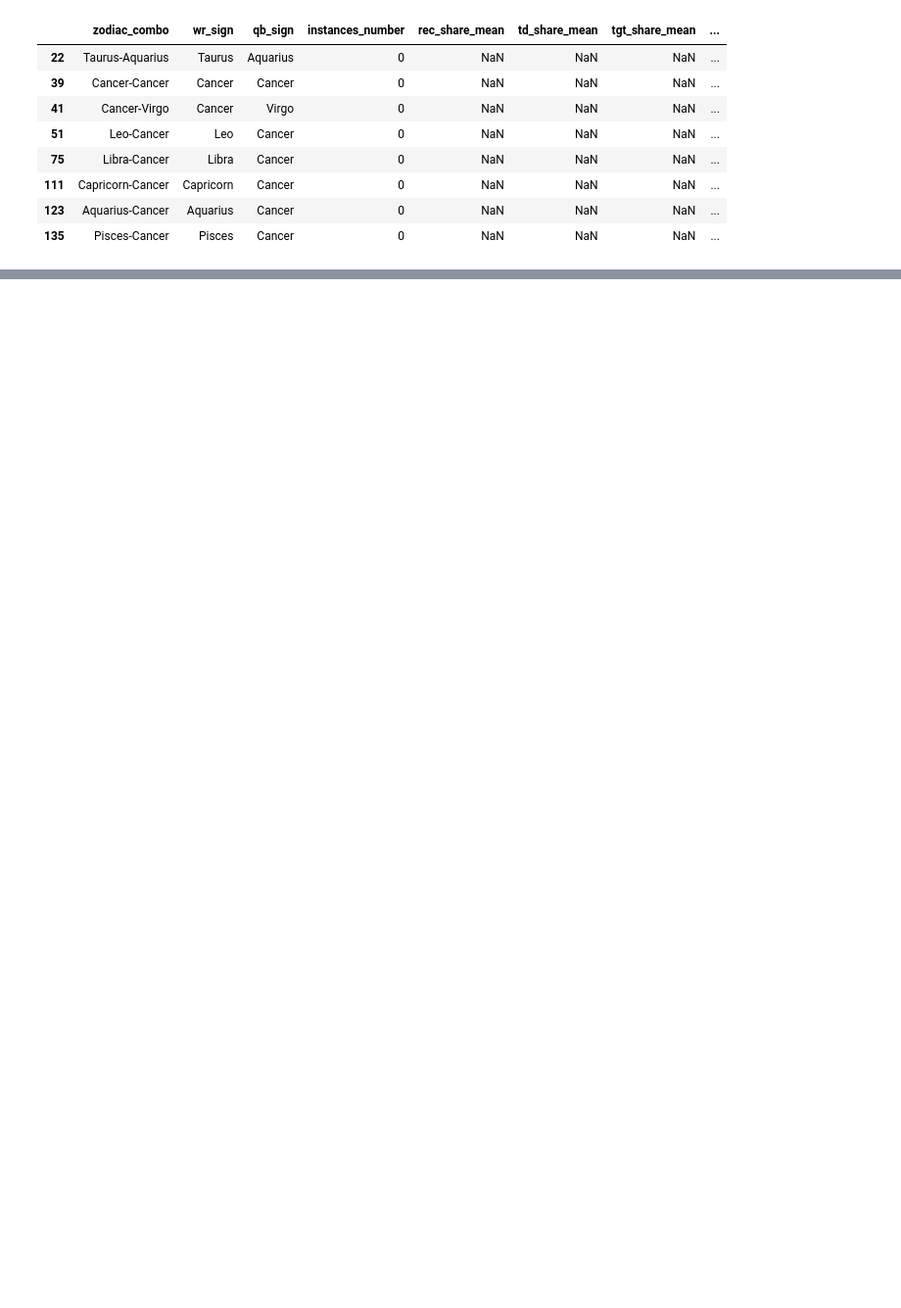
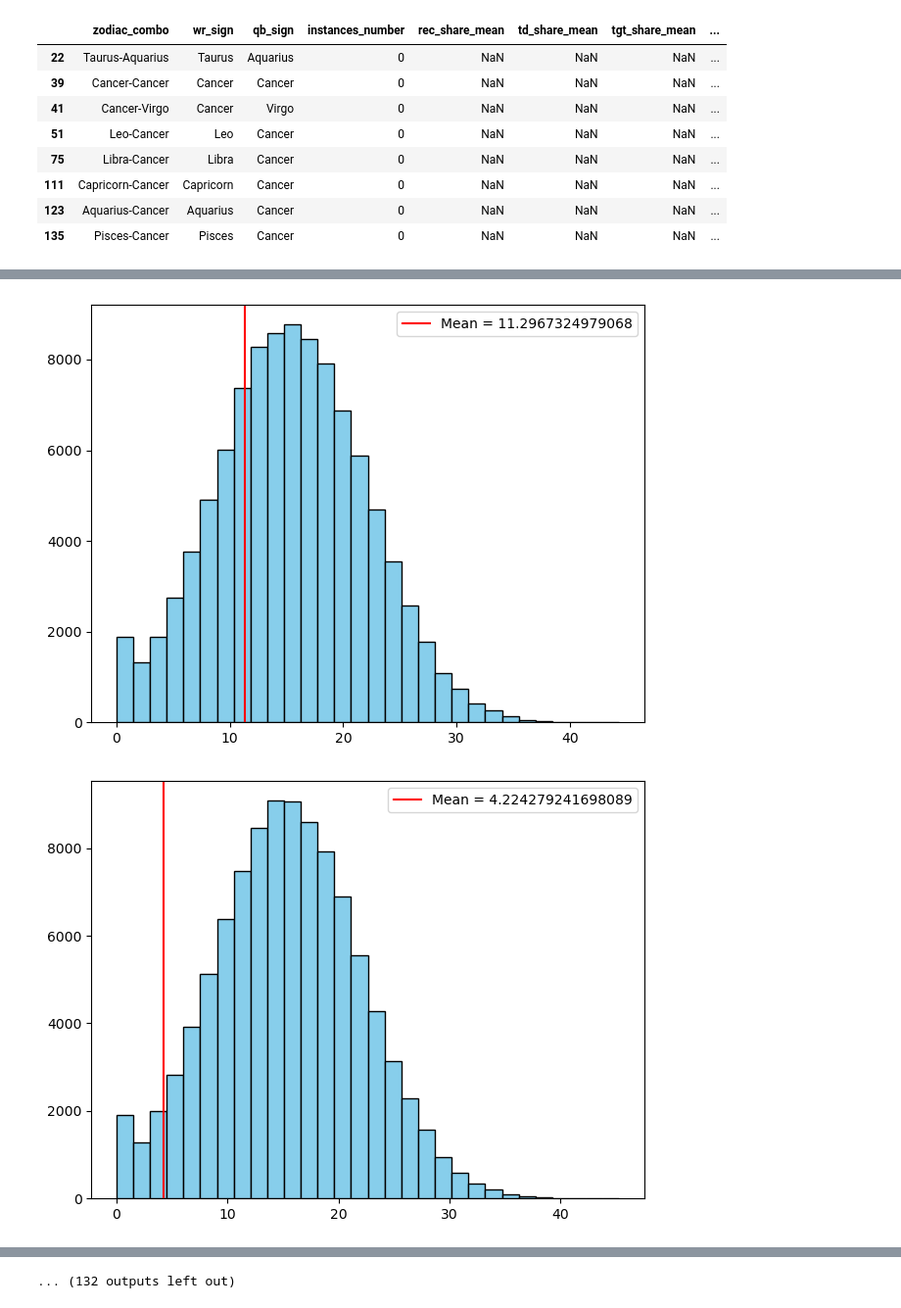
Before and after one commit to connor-pickett/2025_FinalProject_Ctrl-Alt-Defeat, a Jupyter notebook: Master_Code.ipynb, the cells around one changed output, grey strips where cells are left out. Shown at 98% size. Saved outputs shown, nothing was run; the diff lists cells and outputs as text; code cells hidden in the pictures; blank space fills up the shorter version.

```diff
--- a/Master_Code.ipynb
+++ b/Master_Code.ipynb
@@ -1136,0 +1262,6 @@ zodiac_final[zodiac_final.isnull().any(axis=1)]
+# %%
+for index, pair_mean in enumerate(zodiac_final["rec_share_simulated_mean"]):
+    rec_share_plots(mean=15.349357, std=6.664931, sims=100000, pair_mean=pair_mean)
+# %% [output]
+[figure, added]
+[figure, added]
@@ -1136,0 +1278 @@ zodiac_final[zodiac_final.isnull().any(axis=1)]
+... (132 outputs left out)
```
Also changed, not shown: parts of 17 cells of this notebook, 1 other file.
